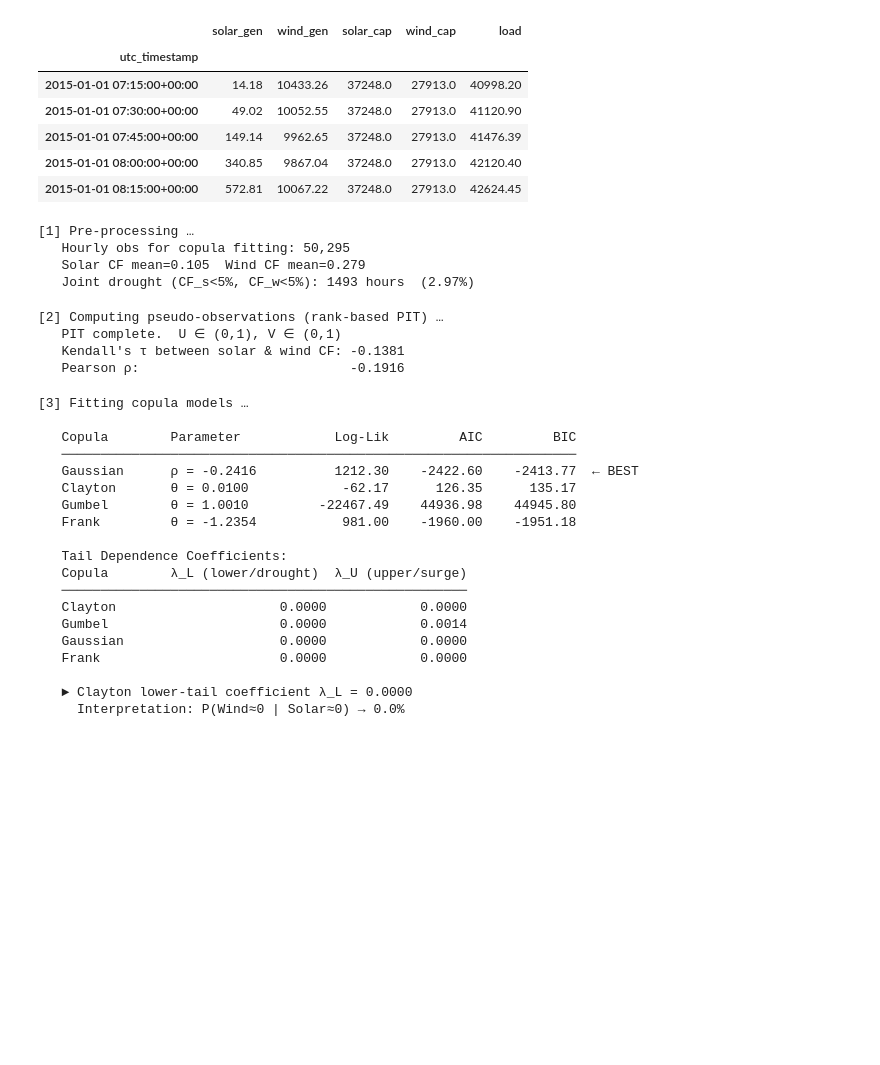
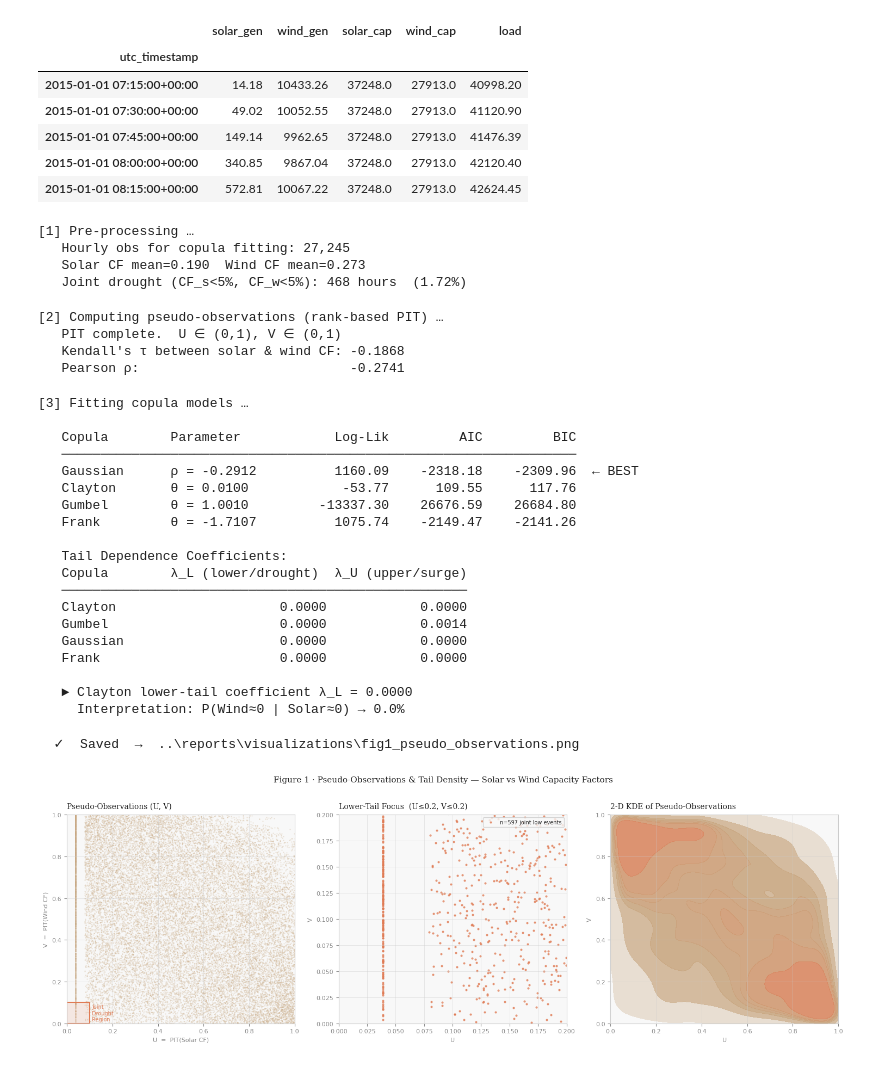
Before and after one commit to Matshiselan/Renewable-Generation-Dynamics-and-Grid-Balancing-in-Germany-2014-2020-, a Jupyter notebook: py-german-electricity/notebooks/battery_storage_sizing.ipynb, the cells around one changed output. Saved outputs shown, nothing was run; the diff lists cells and outputs as text; code cells hidden in the pictures; blank space fills up the shorter version.

```diff
--- a/py-german-electricity/notebooks/battery_storage_sizing.ipynb
+++ b/py-german-electricity/notebooks/battery_storage_sizing.ipynb
@@ -84,12 +84,15 @@ try:
     df_raw = pd.read_csv(DATA_PATH, parse_dates=["utc_timestamp"], index_col="utc_timestamp", low_memory=False)
     df_raw.index.name = "utc_timestamp"
 
+    # Extract relevant columns and handle missing data
     solar_gen  = df_raw["DE_solar_generation_actual"].dropna()
     wind_gen   = df_raw["DE_wind_generation_actual"].dropna()
     solar_cap  = df_raw["DE_solar_capacity"].ffill()
     wind_cap   = df_raw["DE_wind_capacity"].ffill()
     load_act   = df_raw["DE_load_actual_entsoe_transparency"].ffill()
 
+
+    # Combine into a clean DataFrame, aligning on timestamps and dropping any remaining NaNs
     df = pd.DataFrame({
         "solar_gen": solar_gen,
         "wind_gen":  wind_gen,
@@ -98,6 +101,9 @@ try:
         "load":      load_act,
     }, index=df_raw.index).dropna()
 
+    # Filter  only times during daylight hours (6:00–18:00) to focus on solar-wind interactions
+    df = df.between_time("06:00", "18:00")
+
     DATA_SOURCE = "ENTSO-E REAL DATA"
     N_REAL = len(df)
     print(f"   Loaded {N_REAL:,} observations  ({df.index[0].date()} → {df.index[-1].date()})")
@@ -151,9 +157,9 @@ print(f"   Joint drought (CF_s<5%, CF_w<5%): "
       f"({((X_solar<0.05)&(X_wind<0.05)).mean()*100:.2f}%)")
 # %% [output]
 [1] Pre-processing …
-   Hourly obs for copula fitting: 50,295
-   Solar CF mean=0.105  Wind CF mean=0.279
-   Joint drought (CF_s<5%, CF_w<5%): 1493 hours  (2.97%)
+   Hourly obs for copula fitting: 27,245
+   Solar CF mean=0.190  Wind CF mean=0.273
+   Joint drought (CF_s<5%, CF_w<5%): 468 hours  (1.72%)
 # %%
 # =============================================================================
 # 2.  MARGINAL MODELLING — PROBABILITY INTEGRAL TRANSFORM
@@ -178,8 +184,8 @@ print(f"   Pearson ρ:                           {np.corrcoef(X_solar, X_wind)[0
 # %% [output]
 [2] Computing pseudo-observations (rank-based PIT) …
    PIT complete.  U ∈ (0,1), V ∈ (0,1)
-   Kendall's τ between solar & wind CF: -0.1381
-   Pearson ρ:                           -0.1916
+   Kendall's τ between solar & wind CF: -0.1868
+   Pearson ρ:                           -0.2741
 # %%
 # =============================================================================
 # 3.  COPULA MODELS
@@ -364,10 +370,10 @@ print(f"     Interpretation: P(Wind≈0 | Solar≈0) → {tail_dep['Clayton']['
 
    Copula        Parameter            Log-Lik         AIC         BIC
    ──────────────────────────────────────────────────────────────────
-   Gaussian      ρ = -0.2416          1212.30    -2422.60    -2413.77  ← BEST
-   Clayton       θ = 0.0100            -62.17      126.35      135.17
-   Gumbel        θ = 1.0010         -22467.49    44936.98    44945.80
-   Frank         θ = -1.2354           981.00    -1960.00    -1951.18
+   Gaussian      ρ = -0.2912          1160.09    -2318.18    -2309.96  ← BEST
+   Clayton       θ = 0.0100            -53.77      109.55      117.76
+   Gumbel        θ = 1.0010         -13337.30    26676.59    26684.80
+   Frank         θ = -1.7107          1075.74    -2149.47    -2141.26
 
    Tail Dependence Coefficients:
    Copula        λ_L (lower/drought)  λ_U (upper/surge)
@@ -379,3 +385,50 @@ print(f"     Interpretation: P(Wind≈0 | Solar≈0) → {tail_dep['Clayton']['
 
    ► Clayton lower-tail coefficient λ_L = 0.0000
      Interpretation: P(Wind≈0 | Solar≈0) → 0.0%
+# %%
+# =============================================================================
+# 4.  DIAGNOSTIC SUITE
+# =============================================================================
+# ── 4a  PSEUDO-OBS SCATTER ───────────────────────────────────────────────────
+fig, axes = plt.subplots(1, 3, figsize=(15, 5))
+fig.patch.set_facecolor(BG)
+fig.suptitle("Figure 1 · Pseudo-Observations & Tail Density — Solar vs Wind Capacity Factors",
+             color=TEXT, fontsize=11, fontfamily="DejaVu Serif", y=1.01)
+
+ax = axes[0]
+style_ax(ax, "Pseudo-Observations (U, V)", "U  =  PIT(Solar CF)", "V  =  PIT(Wind CF)")
+ax.scatter(U, V, s=0.3, alpha=0.3, color=ACCENT, rasterized=True)
+ax.set_xlim(0, 1); ax.set_ylim(0, 1)
+# Highlight lower-left quadrant (joint drought)
+from matplotlib.patches import Rectangle
+rect = Rectangle((0, 0), 0.1, 0.1, linewidth=1.5, edgecolor="#E07B54",
+                 facecolor="#E07B5422")
+ax.add_patch(rect)
+ax.text(0.11, 0.05, "Joint\nDrought\nRegion", color="#E07B54", fontsize=7,
+        va="center")
+
+ax = axes[1]
+style_ax(ax, "Lower-Tail Focus  (U≤0.2, V≤0.2)", "U", "V")
+mask = (U <= 0.2) & (V <= 0.2)
+ax.scatter(U[~mask], V[~mask], s=0.2, alpha=0.15, color=MUTED, rasterized=True)
+ax.scatter(U[mask],  V[mask],  s=4,   alpha=0.7,  color="#E07B54", rasterized=True,
+           label=f"n={mask.sum()} joint low events")
+ax.set_xlim(0, 0.2); ax.set_ylim(0, 0.2)
+ax.legend(fontsize=7, facecolor=PANEL, labelcolor=TEXT, loc="upper right")
+
+ax = axes[2]
+style_ax(ax, "2-D KDE of Pseudo-Observations", "U", "V")
+sns.kdeplot(x=U, y=V, ax=ax, levels=8, fill=True,
+            cmap=LinearSegmentedColormap.from_list("drought",
+                [PANEL, ACCENT, "#E07B54"]),
+            alpha=0.9)
+ax.set_xlim(0, 1); ax.set_ylim(0, 1)
+
+plt.tight_layout()
+savefig(fig, "fig1_pseudo_observations.png")
+
+# display the figure in the notebook
+fig
+# %% [output]
+  ✓  Saved  →  ..\reports\visualizations\fig1_pseudo_observations.png
+[figure, added]
```
Also changed, not shown: parts of 9 cells of this notebook, 5 other files.
